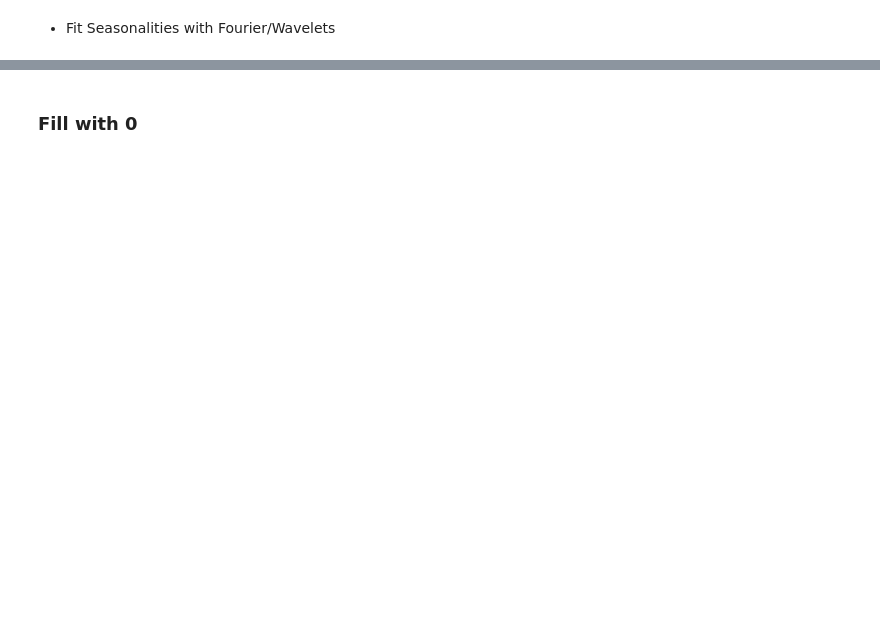
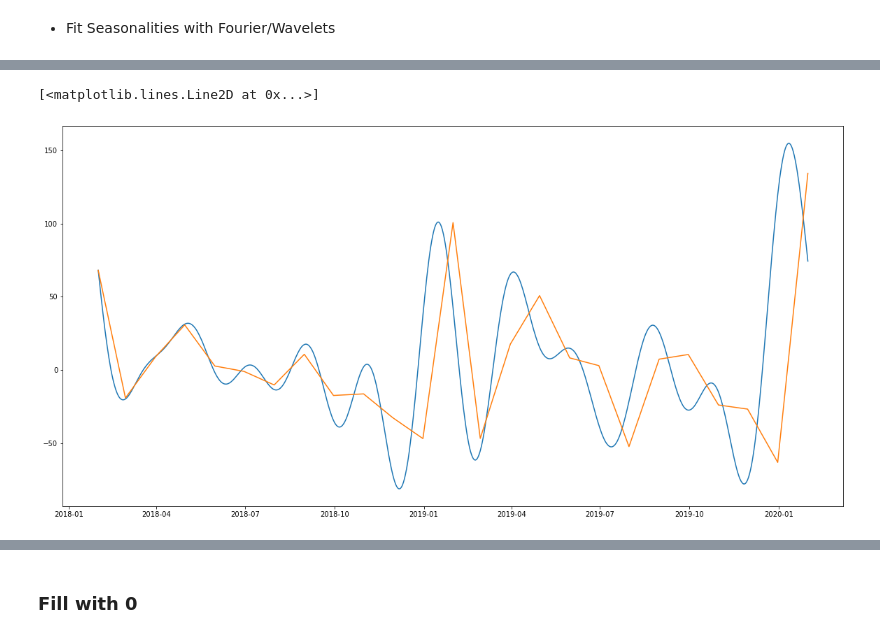
Before and after one commit to ElinorCheng/STA561, a Jupyter notebook: predictors/predictor_prep.ipynb, the cells around one changed output, grey strips where cells are left out. Drawn from its saved outputs; the diff is of its cells as text; code cells hidden in the pictures; blank space fills up the shorter version.

```diff
--- a/predictors/predictor_prep.ipynb
+++ b/predictors/predictor_prep.ipynb
@@ -134,2 +159,10 @@ macro_STL['cpir'].plot()
 # %% [markdown]
 - Fit Seasonalities with Fourier/Wavelets
+# %%
+Date_df = pd.DataFrame(pd.date_range(start="2010-01-31",end="2020-01-31").to_pydatetime(),columns=['Date'])
+Date_df['Date'] = [d.to_pydatetime() for d in Date_df.loc[:,'Date']]
+
+macro_df = pd.merge(Date_df,macro_use, left_on='Date', right_on='datadate',how='outer')
+macro_df.loc[macro_df.Date.isna(),'Date'] = macro_df.loc[macro_df.Date.isna(),'datadate']
+macro_df = macro_df.sort_values(by='Date').drop('datadate',axis=1)
+macro_df
@@ -135,0 +204,3 @@ macro_STL['cpir'].plot()
+# %%
+macro_df.loc[:,'year'] =  [d.year for d in macro_df.loc[:,'Date']]
+macro_df
@@ -135,0 +221,39 @@ macro_STL['cpir'].plot()
+# %%
+macro_fft = macro_df.loc[:,['Date','year']].copy()
+
+for macro_ind in macro_columns[1:]:
+    gdpr1_seasonal = macro_STL[macro_ind].seasonal
+    fft_gpd_season = []
+
+    sp = np.fft.rfft(gdpr1_seasonal[:60])
+    #macro_df.loc[:,macro_ind+'_tr'] = macro_df.loc[:,macro_ind+'_tr'].bfill()
+
+    this_macro_df= macro_df.loc[(macro_df.year<2015)]
+    fft_gpd_season = np.fft.irfft(sp,n=len(this_macro_df),norm='backward')*len(this_macro_df)/60
+    macro_fft.loc[macro_fft.year<2015,macro_ind] = fft_gpd_season+this_macro_df.loc[:,macro_ind+'_tr']
+
+    #
+    sp = np.fft.rfft(gdpr1_seasonal[48:-13])
+    #macro_df.loc[:,macro_ind+'_tr'] = macro_df.loc[:,macro_ind+'_tr'].bfill()
+
+    this_macro_df= macro_df.loc[(macro_df.Date>='2018-01-31')]
+    fft_gpd_season = np.fft.irfft(sp,n=len(this_macro_df),norm='ortho')*np.sqrt(len(this_macro_df))/25
+    macro_fft.loc[macro_fft.Date>='2018-01-31',macro_ind] = fft_gpd_season+this_macro_df.loc[:,macro_ind+'_tr']
+
+
+
+
+
+    sp = np.fft.rfft(gdpr1_seasonal[-25:])
+    #macro_df.loc[:,macro_ind+'_tr'] = macro_df.loc[:,macro_ind+'_tr'].bfill()
+
+    this_macro_df= macro_df.loc[(macro_df.Date>='2018-01-31')]
+    fft_gpd_season = np.fft.irfft(sp,n=len(this_macro_df),norm='ortho')*np.sqrt(len(this_macro_df))/25
+    macro_fft.loc[macro_fft.Date>='2018-01-31',macro_ind] = fft_gpd_season+this_macro_df.loc[:,macro_ind+'_tr']
+
+plt.figure(figsize=(20,10))
+plt.plot(macro_fft.loc[macro_fft.Date>='2018-01-31','Date'], fft_gpd_season)
+plt.plot(macro_use.loc[macro_use.datadate>='2018-01-31','datadate'], gdpr1_seasonal[-25:])
+# %% [output]
+[<matplotlib.lines.Line2D at 0x...>]
+[figure, added]
```
Also changed, not shown: parts of 12 cells of this notebook, 21 other files.
